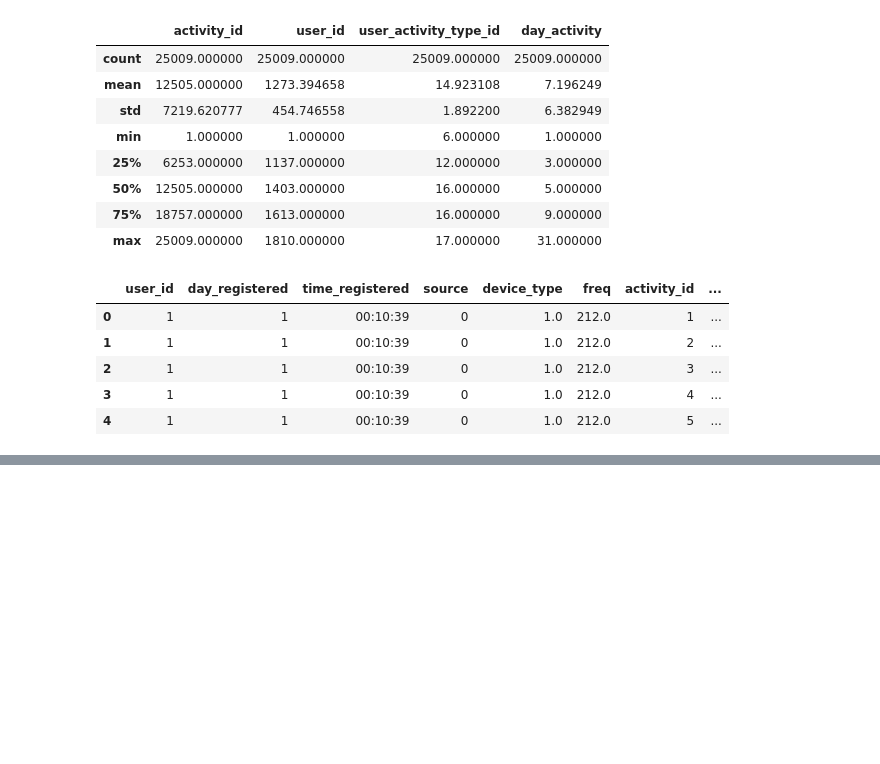
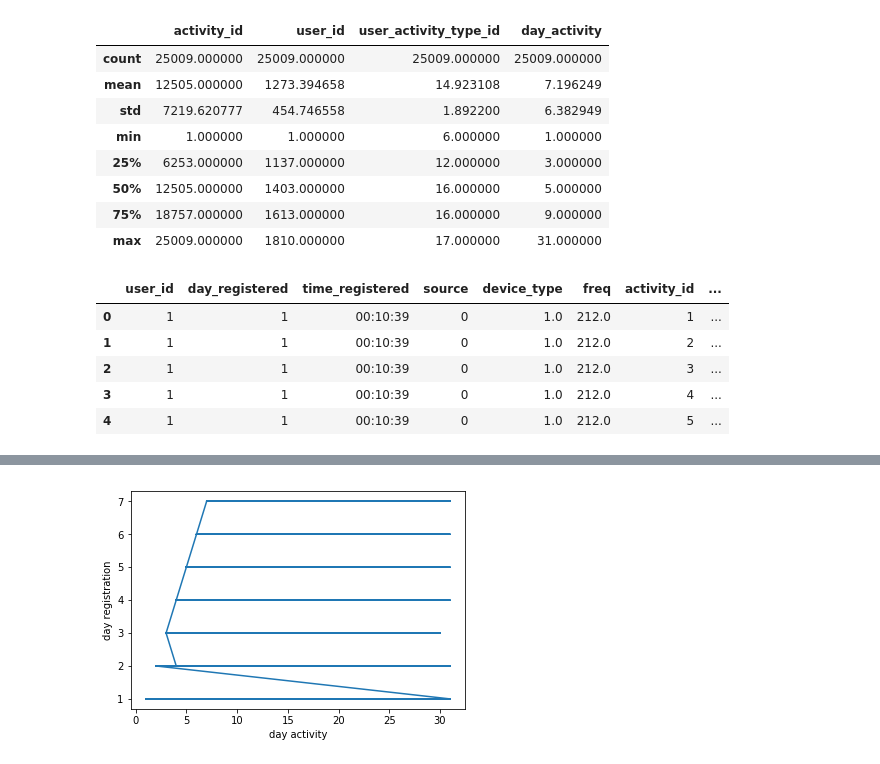
Before and after one commit to Amanpradhan/User-Activity-Analsysis, a Jupyter notebook: visualisation.ipynb, the cells around one changed output, grey strips where cells are left out. Cells and saved outputs as stored; diff of their text form; code cells hidden in the pictures; blank space fills up the shorter version.

```diff
--- a/visualisation.ipynb
+++ b/visualisation.ipynb
@@ -243,0 +380,6 @@ sns.heatmap(result.corr(), annot=True)
+# %%
+plt.plot(result['day_activity'], result['day_registered'])
+plt.xlabel('day activity'); plt.ylabel('day registration')
+plt.show()
+# %% [output]
+[figure, added]
```
Also changed, not shown: parts of 32 cells of this notebook.
